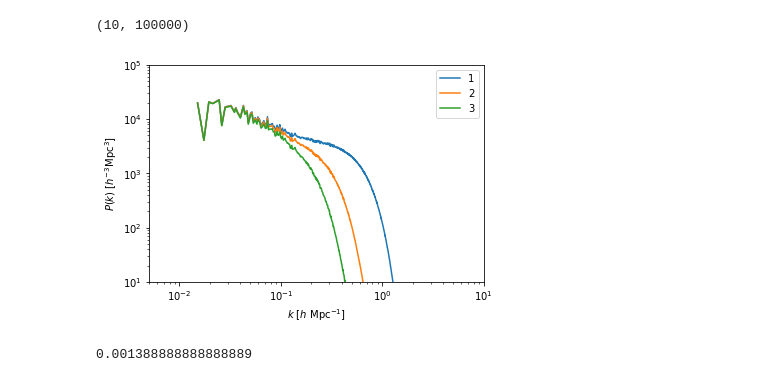
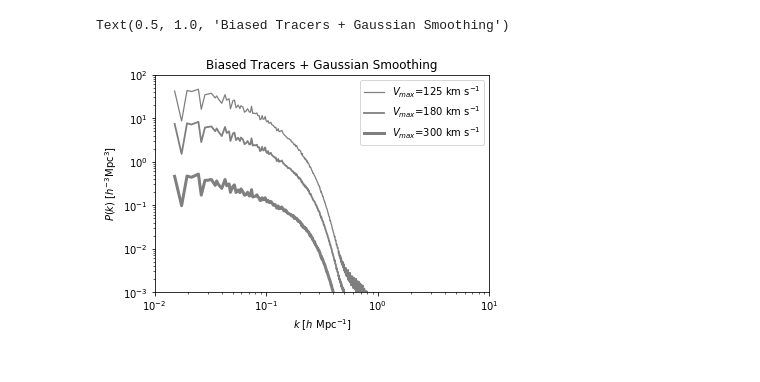
Before and after one commit to astroandes/WatershedDivergenceSuperclusters, a Jupyter notebook: nb/power_spectrum.ipynb, the cells around one changed output. Drawn from its saved outputs; the diff is of its cells as text; code cells hidden in the pictures.

Commit message:
compute power spectra

```diff
--- a/nb/power_spectrum.ipynb
+++ b/nb/power_spectrum.ipynb
@@ -28,3 +23,0 @@ pk['200_1.0'] = power_spectrum(path+filename)
-# %%
-filename = "velocity_AbacusCosmos_720box_planck_00_0_FoF_vmax_200.0_sigma_2.0_nside_360.hdf5"
-pk['200_2.0'] = power_spectrum(path+filename)
@@ -33,3 +23,0 @@ pk['200_2.0'] = power_spectrum(path+filename)
-# %%
-filename = "velocity_AbacusCosmos_720box_planck_00_0_FoF_vmax_200.0_sigma_3.0_nside_360.hdf5"
-pk['200_3.0'] = power_spectrum(path+filename)
@@ -37,0 +24,7 @@ pk['200_3.0'] = power_spectrum(path+filename)
+# %%
+path = "/Users/forero/data/AbacusCosmos/AbacusCosmos_720box_planck_00_00_FoF_halos_z0.100/fields/"
+pk = {}
+sigmas = [1.0, 3.0, 5.0, 7.0, 10.0]
+for sigma in sigmas:
+    filename = "velocity_AbacusCosmos_720box_planck_00_0_FoF_vmax_300.0_sigma_{:.1f}_nside_360.hdf5".format(sigma)
+    pk["300_{:.1f}".format(sigma)] = power_spectrum(path+filename, L_side=720.0)
@@ -37,0 +37,6 @@ pk['200_3.0'] = power_spectrum(path+filename)
+# %%
+path = "/Users/forero/data/AbacusCosmos/AbacusCosmos_720box_planck_00_00_FoF_halos_z0.100/fields/"
+vels = [125.0, 180.0, 300.0]
+for vel in vels:
+    filename = "velocity_AbacusCosmos_720box_planck_00_0_FoF_vmax_{:.1f}_sigma_3.0_nside_360.hdf5".format(vel)
+    pk["{}_3.0".format(int(vel))] = power_spectrum(path+filename, L_side=720.0)
@@ -38,18 +47,18 @@ pk['200_3.0'] = power_spectrum(path+filename)
 # %%
-plt.loglog(pk['200_1.0']['k'], pk['200_1.0']['Pk'], label='1')
-plt.loglog(pk['200_2.0']['k'], pk['200_2.0']['Pk'], label='2')
-plt.loglog(pk['200_3.0']['k'], pk['200_3.0']['Pk'], label='3')
+vels = [125.0, 180.0, 300.0]
+for vel in vels:
+    plt.loglog(pk["{}_3.0".format(int(vel))]['k'],
+               pk["{}_3.0".format(int(vel))]['Pk'],
+               label="$V_{{max}}$={:.0f} km s$^{{-1}}$".format(vel),
+               linewidth=vel/100.0, color='black', alpha=0.5)
 
 # format the axes
 plt.xlabel(r"$k$ [$h \ \mathrm{Mpc}^{-1}$]")
 plt.ylabel(r"$P(k)$ [$h^{-3}\mathrm{Mpc}^3$]")
 plt.legend()
-plt.xlim(0.005, 10.0)
-plt.ylim(10,100000)
+plt.xlim(1E-2, 10.0)
+plt.ylim(1E-3, 1E2)
+plt.title("Biased Tracers + Gaussian Smoothing")
 # %% [output]
-(10, 100000)
+Text(0.5, 1.0, 'Biased Tracers + Gaussian Smoothing')
-[figure, old version]
+[figure, new version]
-# %%
-1/720.
-# %% [output]
-0.001388888888888889
```
Also changed, not shown: parts of 11 cells of this notebook.
